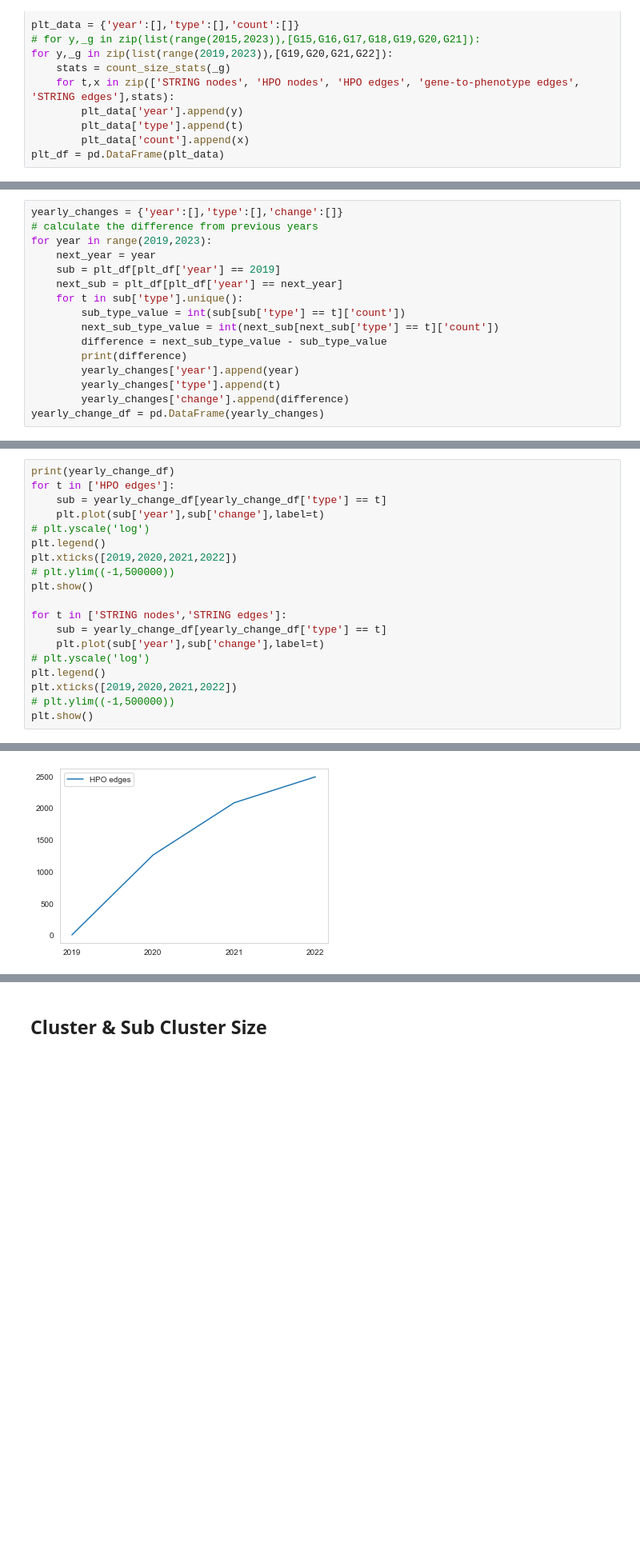
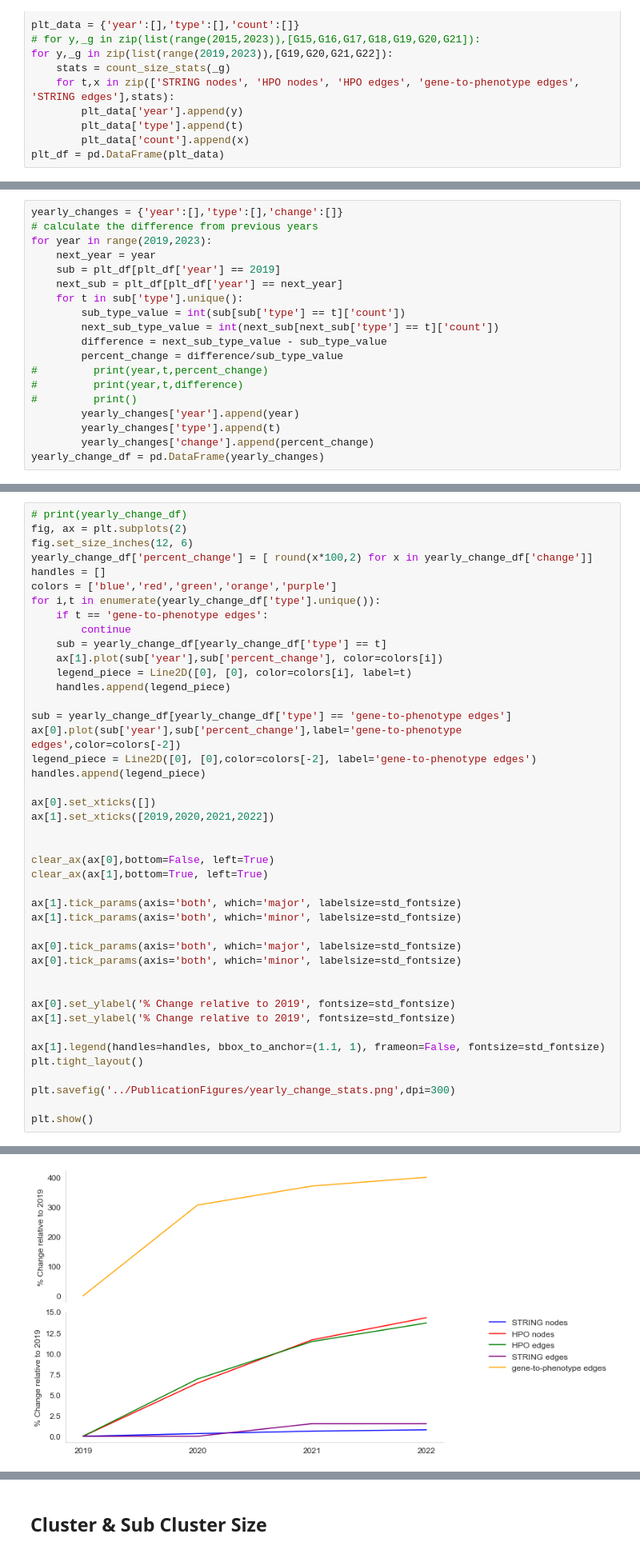
Before and after one commit to MSBradshaw/BOCC, a Jupyter notebook: Experiments/make_figures.ipynb, the cells around one changed output, grey strips where cells are left out. Shown: that part at 80% size. Drawn from its saved outputs; the diff is of its cells as text; blank space fills up the shorter version.

Commit message:
updated figures, removed contstaint notebook

```diff
--- a/Experiments/make_figures.ipynb
+++ b/Experiments/make_figures.ipynb
@@ -202,8 +203,11 @@ for year in range(2019,2023):
         sub_type_value = int(sub[sub['type'] == t]['count'])
         next_sub_type_value = int(next_sub[next_sub['type'] == t]['count'])
         difference = next_sub_type_value - sub_type_value
-        print(difference)
+        percent_change = difference/sub_type_value
+#         print(year,t,percent_change)
+#         print(year,t,difference)
+#         print()
         yearly_changes['year'].append(year)
         yearly_changes['type'].append(t)
-        yearly_changes['change'].append(difference)
+        yearly_changes['change'].append(percent_change)
 yearly_change_df = pd.DataFrame(yearly_changes)
@@ -231,20 +214,44 @@ yearly_change_df = pd.DataFrame(yearly_changes)
 # %%
-print(yearly_change_df)
-for t in ['HPO edges']:
+# print(yearly_change_df)
+fig, ax = plt.subplots(2)
+fig.set_size_inches(12, 6)
+yearly_change_df['percent_change'] = [ round(x*100,2) for x in yearly_change_df['change']]
+handles = []
+colors = ['blue','red','green','orange','purple']
+for i,t in enumerate(yearly_change_df['type'].unique()):
+    if t == 'gene-to-phenotype edges':
+        continue
     sub = yearly_change_df[yearly_change_df['type'] == t]
-    plt.plot(sub['year'],sub['change'],label=t)
-# plt.yscale('log')
-plt.legend()
-plt.xticks([2019,2020,2021,2022])
-# plt.ylim((-1,500000))
+    ax[1].plot(sub['year'],sub['percent_change'], color=colors[i])
+    legend_piece = Line2D([0], [0], color=colors[i], label=t)
+    handles.append(legend_piece)
+
+sub = yearly_change_df[yearly_change_df['type'] == 'gene-to-phenotype edges']
+ax[0].plot(sub['year'],sub['percent_change'],label='gene-to-phenotype edges',color=colors[-2])
+legend_piece = Line2D([0], [0],color=colors[-2], label='gene-to-phenotype edges')
+handles.append(legend_piece)
+
+ax[0].set_xticks([])
+ax[1].set_xticks([2019,2020,2021,2022])
+
+
+clear_ax(ax[0],bottom=False, left=True)
+clear_ax(ax[1],bottom=True, left=True)
+
+ax[1].tick_params(axis='both', which='major', labelsize=std_fontsize)
+ax[1].tick_params(axis='both', which='minor', labelsize=std_fontsize)
+
+ax[0].tick_params(axis='both', which='major', labelsize=std_fontsize)
+ax[0].tick_params(axis='both', which='minor', labelsize=std_fontsize)
+
+
+ax[0].set_ylabel('% Change relative to 2019', fontsize=std_fontsize)
+ax[1].set_ylabel('% Change relative to 2019', fontsize=std_fontsize)
+
+ax[1].legend(handles=handles, bbox_to_anchor=(1.1, 1), frameon=False, fontsize=std_fontsize)
+plt.tight_layout()
+
+plt.savefig('../PublicationFigures/yearly_change_stats.png',dpi=300)
+
 plt.show()
-
-for t in ['STRING nodes','STRING edges']:
-    sub = yearly_change_df[yearly_change_df['type'] == t]
-    plt.plot(sub['year'],sub['change'],label=t)
-# plt.yscale('log')
-plt.legend()
-plt.xticks([2019,2020,2021,2022])
-# plt.ylim((-1,500000))
-plt.show()
 # %% [output]
@@ -268 +258 @@ plt.show()
-[figure, old version]
+[figure, new version]
```
Also changed, not shown: parts of 23 cells of this notebook, 1 other file.
